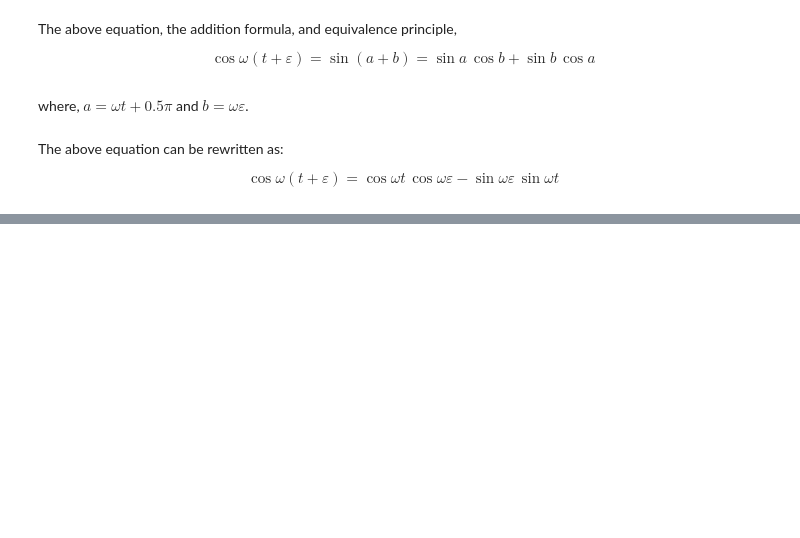
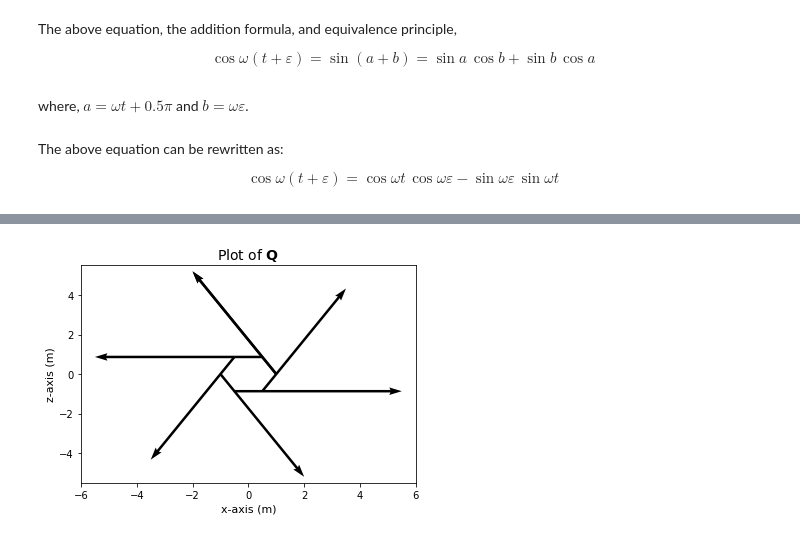
Before and after one commit to jordandll/Electromagnetism, a Jupyter notebook: Solenoids.ipynb, the cells around one changed output, grey strips where cells are left out. Saved outputs shown, nothing was run; the diff lists cells and outputs as text; code cells hidden in the pictures; blank space fills up the shorter version.

```diff
--- a/Solenoids.ipynb
+++ b/Solenoids.ipynb
@@ -262,0 +305,13 @@ $$ P_x'(t) = nr\big( \cos \omega t(\cos \omega \varepsilon - 1) - \sin \omega \v
+# %%
+# Plot the vector field 'Q'
+
+fig, ax = plt.subplots()
+ax.set_title(r'Plot of $\mathbf{Q}$', size = 14)
+ax.set_xlabel('x-axis (m)', size = 11)
+ax.set_ylabel('z-axis (m)', size = 11)
+ax.set_xlim(left=-6.0, right=6.0)
+ax.set_ylim(bottom=-5.5, top=5.5)
+
+Q = ax.quiver(P_x, P_z, dP_x, dP_z, angles='xy', scale=1.0, scale_units='xy')
+# %% [output]
+[figure, added]
```
Also changed, not shown: parts of 26 cells of this notebook.
